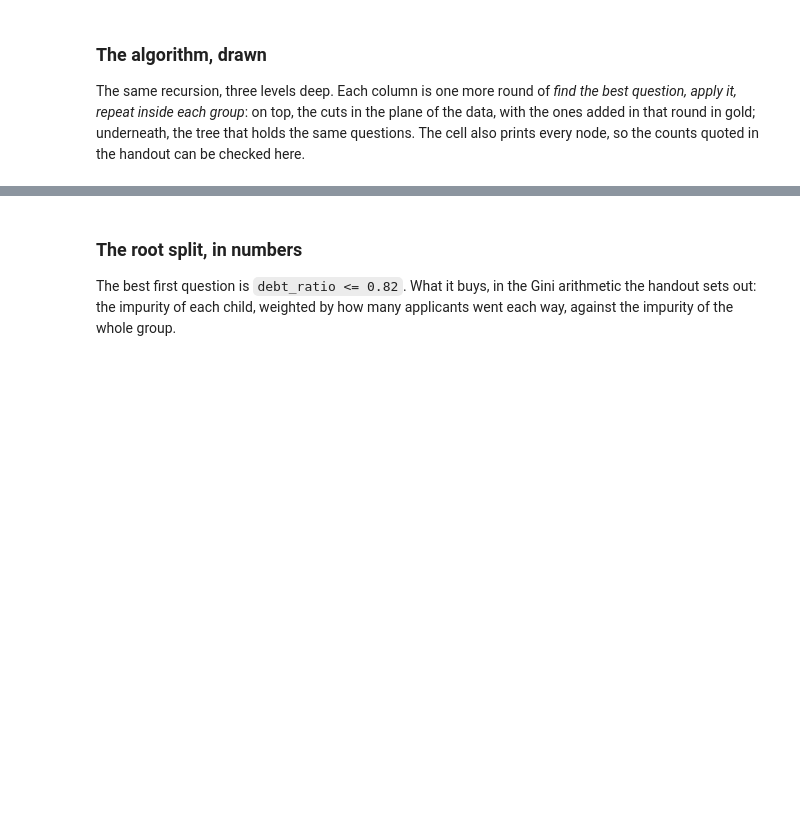
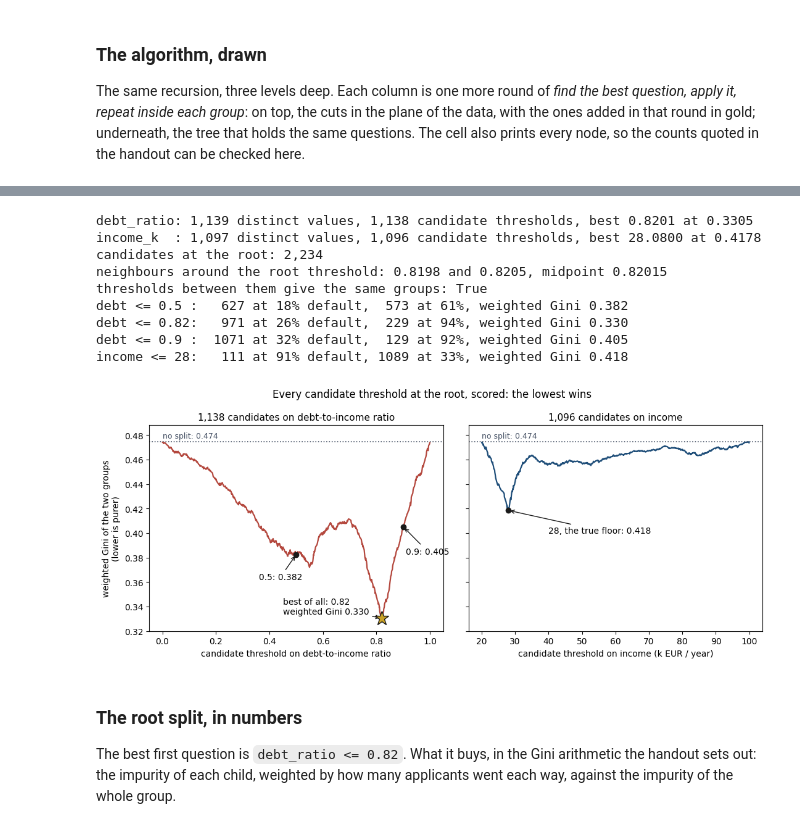
Before and after one commit to fabioantonini/technologies-for-artificial-intelligence, a Jupyter notebook: Lessons/07_trees_and_ensembles/Notebooks/01_decision_trees_from_scratch.ipynb, the cells around one changed output, grey strips where cells are left out. Cells and saved outputs as stored; diff of their text form; code cells hidden in the pictures; blank space fills up the shorter version.

```diff
--- a/Lessons/07_trees_and_ensembles/Notebooks/01_decision_trees_from_scratch.ipynb
+++ b/Lessons/07_trees_and_ensembles/Notebooks/01_decision_trees_from_scratch.ipynb
@@ -372,3 +457,71 @@ the depth-3 tree, node by node (depth, question, applicants, default rate):
+# %%
+def weighted_gini(feature, threshold, labels=y.values):
+    left = X[feature].values <= threshold
+    return (left.sum() * gini(labels[left]) + (~left).sum() * gini(labels[~left])) / len(labels)
+
+scan = {}
+for feature in ("debt_ratio", "income_k"):
+    values = np.sort(np.unique(X[feature].values))
+    thresholds = (values[:-1] + values[1:]) / 2
+    scan[feature] = (thresholds, np.array([weighted_gini(feature, t) for t in thresholds]))
+    print(f"{feature:<10}: {len(values):,} distinct values, {len(thresholds):,} candidate thresholds, "
+          f"best {thresholds[scan[feature][1].argmin()]:.4f} at {scan[feature][1].min():.4f}")
+print(f"candidates at the root: {sum(len(t) for t, _ in scan.values()):,}")
+
+debt_values = np.sort(np.unique(X["debt_ratio"].values))
+below, above = debt_values[debt_values <= 0.82][-1], debt_values[debt_values > 0.82][0]
+print(f"neighbours around the root threshold: {below} and {above}, midpoint {(below + above) / 2:.5f}")
+print("thresholds between them give the same groups:",
+      len({(X["debt_ratio"].values <= t).sum() for t in np.linspace(below, above - 1e-6, 50)}) == 1)
+for t in (0.5, 0.82, 0.9):
+    left = X["debt_ratio"].values <= t
+    print(f"debt <= {t:<4}: {left.sum():>5} at {y.values[left].mean():.0%} default, "
+          f"{(~left).sum():>4} at {y.values[~left].mean():.0%}, weighted Gini {weighted_gini('debt_ratio', t):.3f}")
+left = X["income_k"].values <= 28
+print(f"income <= 28: {left.sum():>5} at {y.values[left].mean():.0%} default, "
+      f"{(~left).sum():>4} at {y.values[~left].mean():.0%}, weighted Gini {weighted_gini('income_k', 28):.3f}")
+
+fig, axes = plt.subplots(1, 2, figsize=(11, 4.6), sharey=True)
+for ax, feature, label, colour in ((axes[0], "debt_ratio", "debt-to-income ratio", RUST),
+                                   (axes[1], "income_k", "income (k EUR / year)", BLUE)):
+    thresholds, scores = scan[feature]
+    ax.plot(thresholds, scores, color=colour, lw=1.6)
+    ax.axhline(gini(y.values), color=SLATE, ls=":", lw=1.2)
+    ax.text(thresholds[0], gini(y.values) + 0.003, "no split: 0.474", fontsize=9, color=SLATE)
+    ax.set_ylim(0.32, 0.488)
+    ax.set_xlabel(f"candidate threshold on {label}")
+    ax.set_title(f"{len(thresholds):,} candidates on {label.split(' (')[0]}", fontsize=11)
+best_t = scan["debt_ratio"][0][scan["debt_ratio"][1].argmin()]
+for t, text, spot in ((0.5, "0.5", (0.36, 0.362)), (0.9, "0.9", (0.91, 0.383))):
+    g = weighted_gini("debt_ratio", t)
+    axes[0].plot(t, g, "o", color=INK, markersize=6)
+    axes[0].annotate(f"{text}: {g:.3f}", (t, g), xytext=spot, fontsize=10,
+                     arrowprops=dict(arrowstyle="->", color=INK))
+axes[0].plot(best_t, scan["debt_ratio"][1].min(), "*", color=GOLD, markersize=17,
+             markeredgecolor=INK, zorder=5)
+axes[0].annotate(f"best of all: {best_t:.2f}\nweighted Gini {scan['debt_ratio'][1].min():.3f}",
+                 (best_t, scan["debt_ratio"][1].min()), xytext=(0.45, 0.334), fontsize=10,
+                 arrowprops=dict(arrowstyle="->", color=INK))
+g28 = weighted_gini("income_k", 28)
+axes[1].plot(28, g28, "o", color=INK, markersize=6)
+axes[1].annotate(f"28, the true floor: {g28:.3f}", (28, g28), xytext=(40, 0.40), fontsize=10,
+                 arrowprops=dict(arrowstyle="->", color=INK))
+axes[0].set_ylabel("weighted Gini of the two groups\n(lower is purer)")
+fig.suptitle("Every candidate threshold at the root, scored: the lowest wins", fontsize=12)
+fig.tight_layout()
+fig.savefig(FIGURES / "threshold_scan.png", dpi=150, bbox_inches="tight", facecolor="white")
+plt.show()
+# %% [output]
+debt_ratio: 1,139 distinct values, 1,138 candidate thresholds, best 0.8201 at 0.3305
+income_k  : 1,097 distinct values, 1,096 candidate thresholds, best 28.0800 at 0.4178
+candidates at the root: 2,234
+neighbours around the root threshold: 0.8198 and 0.8205, midpoint 0.82015
+thresholds between them give the same groups: True
+debt <= 0.5 :   627 at 18% default,  573 at 61%, weighted Gini 0.382
+debt <= 0.82:   971 at 26% default,  229 at 94%, weighted Gini 0.330
+debt <= 0.9 :  1071 at 32% default,  129 at 92%, weighted Gini 0.405
+income <= 28:   111 at 91% default, 1089 at 33%, weighted Gini 0.418
+[figure, added]
 # %% [markdown]
 ### The root split, in numbers
 
```
Also changed, not shown: parts of 7 cells of this notebook, 12 other files.
